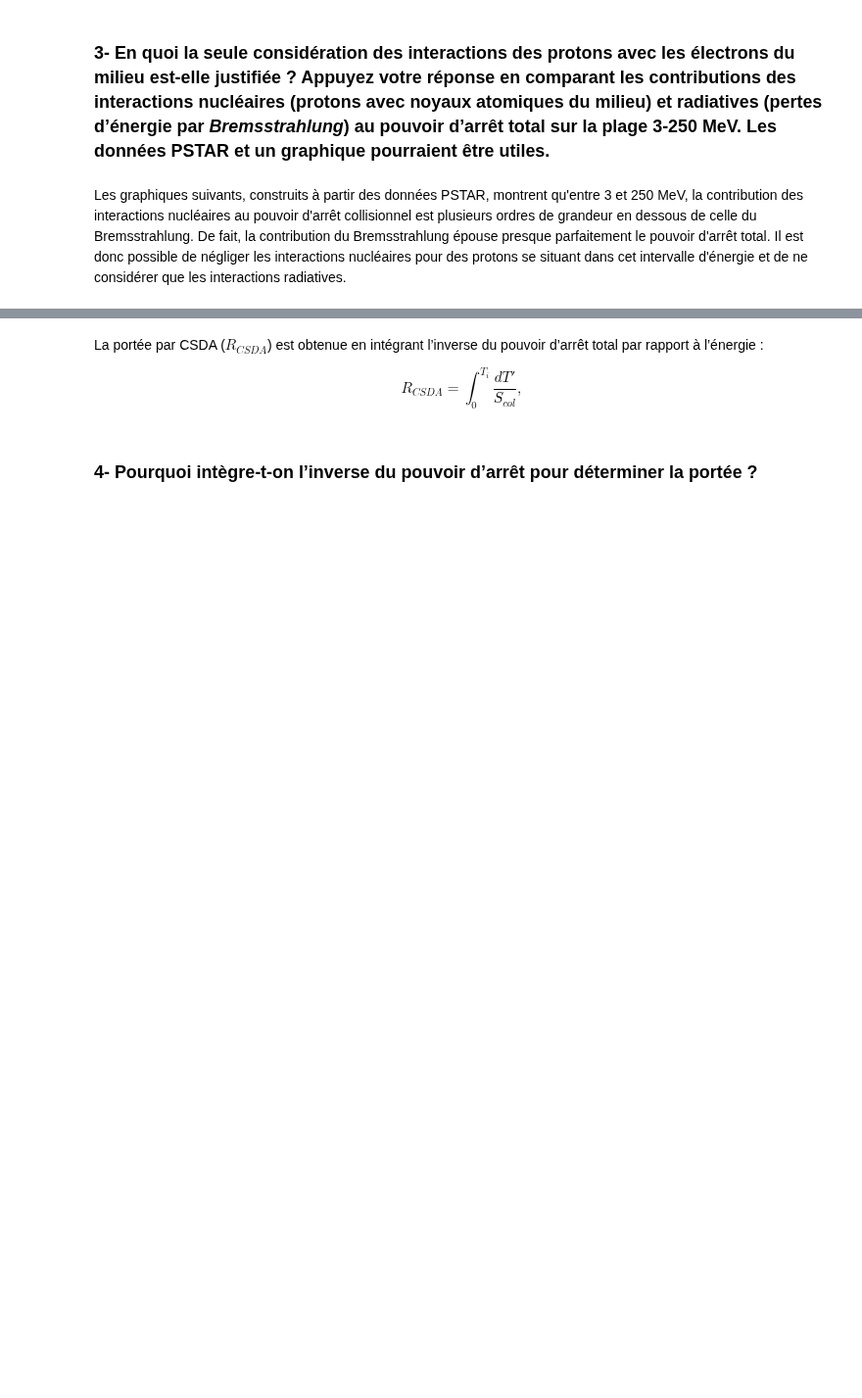
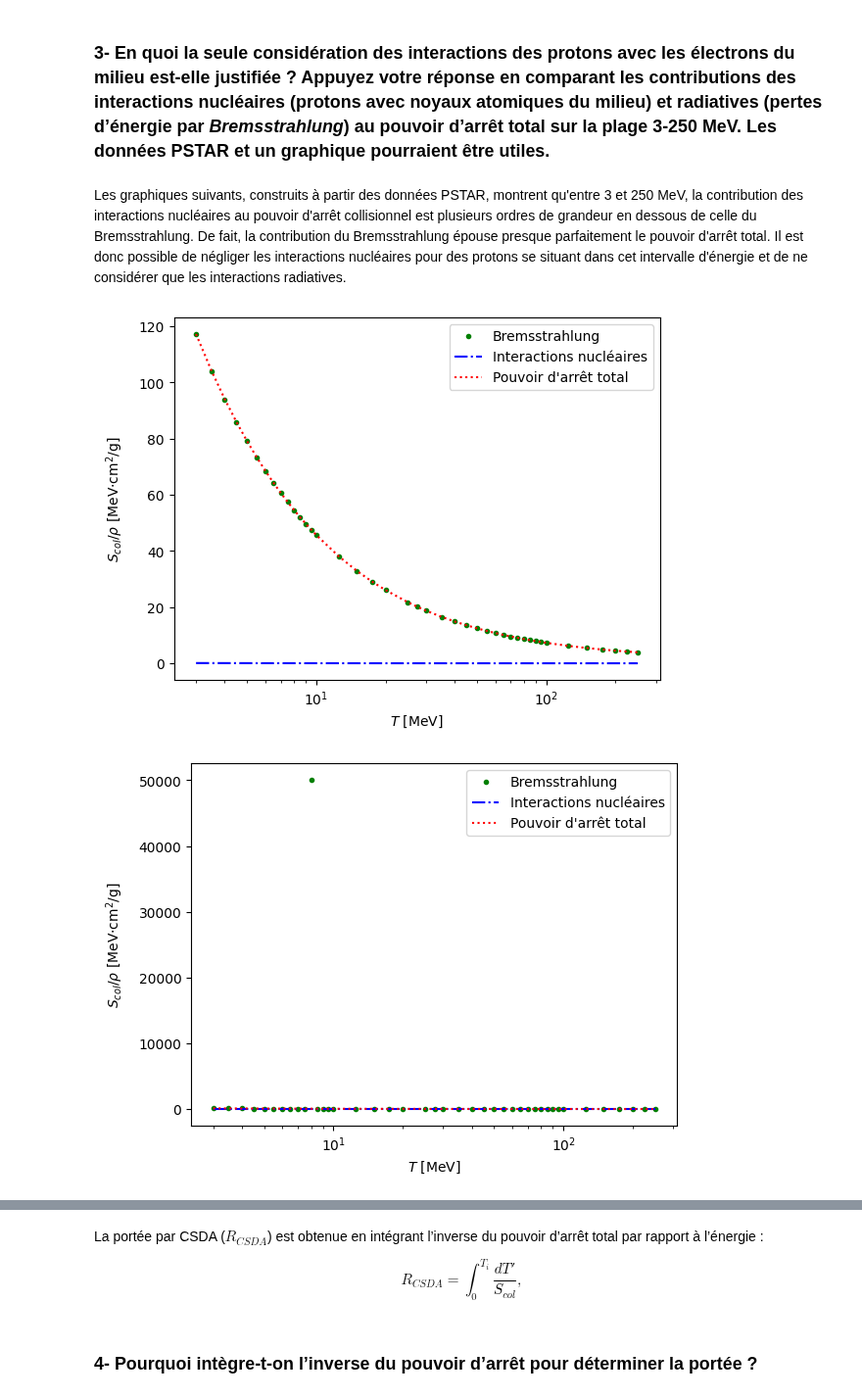
Before and after one commit to mamar828/physique_numerique, a Jupyter notebook: devoirs/tp1/tp1.ipynb, the cells around one changed output, grey strips where cells are left out. Shown at 98% size. Cells and saved outputs as stored; diff of their text form; code cells hidden in the pictures; blank space fills up the shorter version.

```diff
--- a/devoirs/tp1/tp1.ipynb
+++ b/devoirs/tp1/tp1.ipynb
@@ -176,22 +183,25 @@ sont considérés.
 # %% [markdown]
 Les graphiques suivants, construits à partir des données PSTAR, montrent qu'entre 3 et 250 MeV, la contribution des interactions nucléaires au pouvoir d'arrêt collisionnel est plusieurs ordres de grandeur en dessous de celle du Bremsstrahlung. De fait, la contribution du Bremsstrahlung épouse presque parfaitement le pouvoir d'arrêt total. Il est donc possible de négliger les interactions nucléaires pour des protons se situant dans cet intervalle d'énergie et de ne considérer que les interactions radiatives.
 # %%
-eau, os = 'devoirs/tp1/pstar_eau.csv', 'devoirs/tp1/pstar_os.csv'
+eau, os = './pstar_eau.csv', './pstar_os.csv'
 
 def portee(file):
     donnees = pd.read_csv(file, sep=' ', index_col=False)
     energy, bremss, nuclear, total = np.array(donnees['Kinetic']), np.array(donnees['Electron']), np.array(donnees['Nuclear']), np.array(donnees['Total'])
     plt.plot(energy, bremss, 'g.', label = 'Bremsstrahlung')
     plt.plot(energy, nuclear, 'b-.', label = 'Interactions nucléaires')
     plt.plot(energy, total, 'r:', label = "Pouvoir d'arrêt total")
     plt.xlabel('$T$ [MeV]')
     plt.ylabel(r'$S_{col}/\rho$ [MeV$\cdot$cm$^2$/g]', rotation=90, labelpad=10)
     plt.xscale('log')
     plt.legend()
 
     plt.show()
 
 portee(eau)
 portee(os)
+# %% [output]
+[figure, added]
+[figure, added]
 # %%
 # Graphinglib version
```
Also changed, not shown: parts of 13 cells of this notebook.
